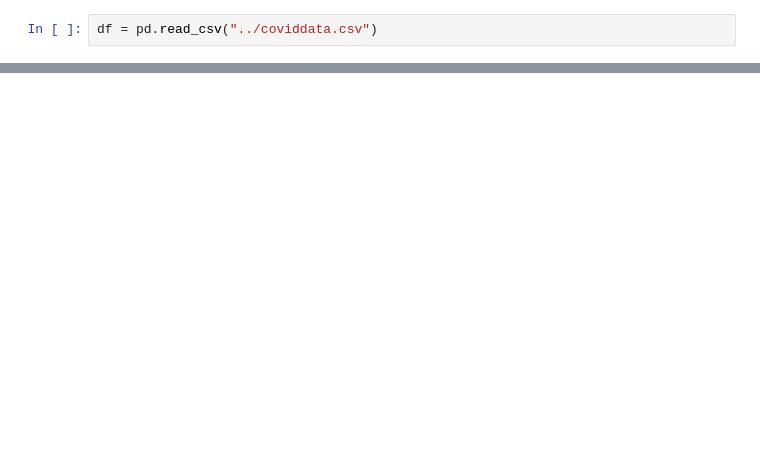
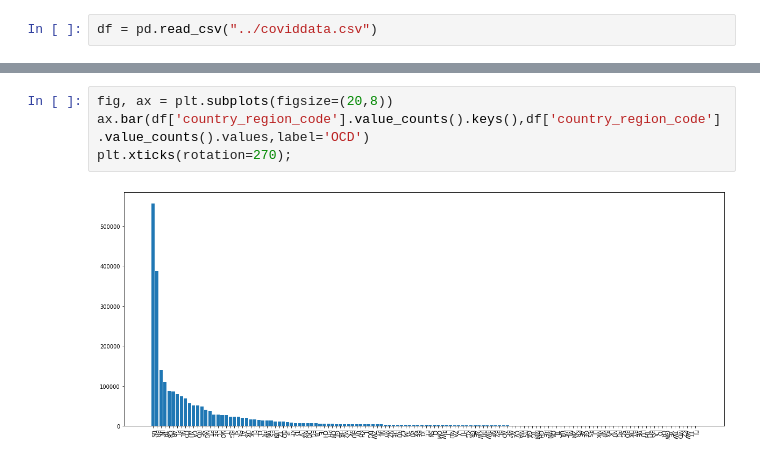
Before and after one commit to bluecube246/Columbia_Datathon, a Jupyter notebook: Columbia Datathon.ipynb, the cells around one changed output, grey strips where cells are left out. Cells and saved outputs as stored; diff of their text form; blank space fills up the shorter version.

```diff
--- a/Columbia Datathon.ipynb
+++ b/Columbia Datathon.ipynb
@@ -14,0 +76,6 @@ df.head()
+# %%
+fig, ax = plt.subplots(figsize=(20,8))
+ax.bar(df['country_region_code'].value_counts().keys(),df['country_region_code'].value_counts().values,label='OCD')
+plt.xticks(rotation=270);
+# %% [output]
+[figure, added]
```
Also changed, not shown: parts of 7 cells of this notebook, 2 other files.
